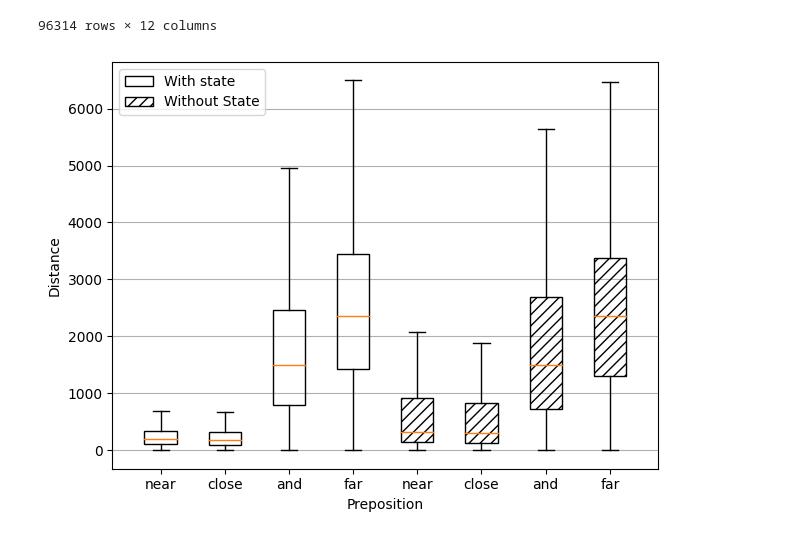
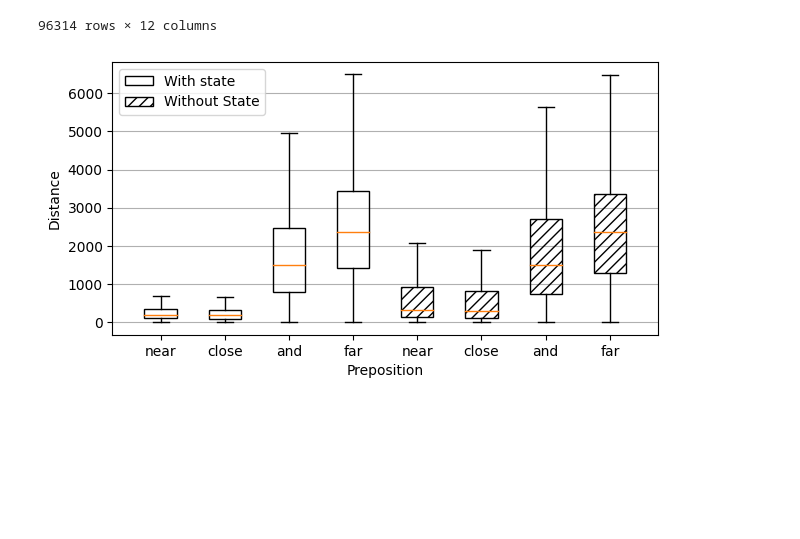
Before and after one commit to prabin525/spatial-llm, a Jupyter notebook: spatial-awareness/analysis/results.ipynb, the cells around one changed output. Cells and saved outputs as stored; diff of their text form; code cells hidden in the pictures; blank space fills up the shorter version.

```diff
--- a/spatial-awareness/analysis/results.ipynb
+++ b/spatial-awareness/analysis/results.ipynb
@@ -78,31 +78,34 @@ p = axes.boxplot(
 )
 axes.yaxis.grid(True)
 axes.set_ylabel('Distance')
 axes.set_xlabel('Preposition')
 labels = [
     'near',
     'close',
     'and',
     'far',
     'near',
     'close',
     'and',
     'far',
 ]
 for i, box in enumerate(p['boxes']):
     if i in [0, 1, 2, 3]:
         box.set(hatch = '', fill=False)
     else:
         box.set(hatch = '///', fill=False)
 set_axis_style(axes, labels)
 # plt.xticks(rotation = 45)
 
 circ1 = mpatches.Patch(hatch='', fill=False, label='With state')
 circ2 = mpatches.Patch(hatch='///', fill=False, label='Without State')
 
 axes.legend(handles = [circ1, circ2],loc=2)
 
+axes.set_box_aspect(5/10)
+
 plt.tight_layout()
+# plt.show()
 plt.savefig("plots/predicted_distances.png", dpi=300)
 # %% [output]
-[figure, old version]
+[figure, new version]
```
Also changed, not shown: 1 other file.
